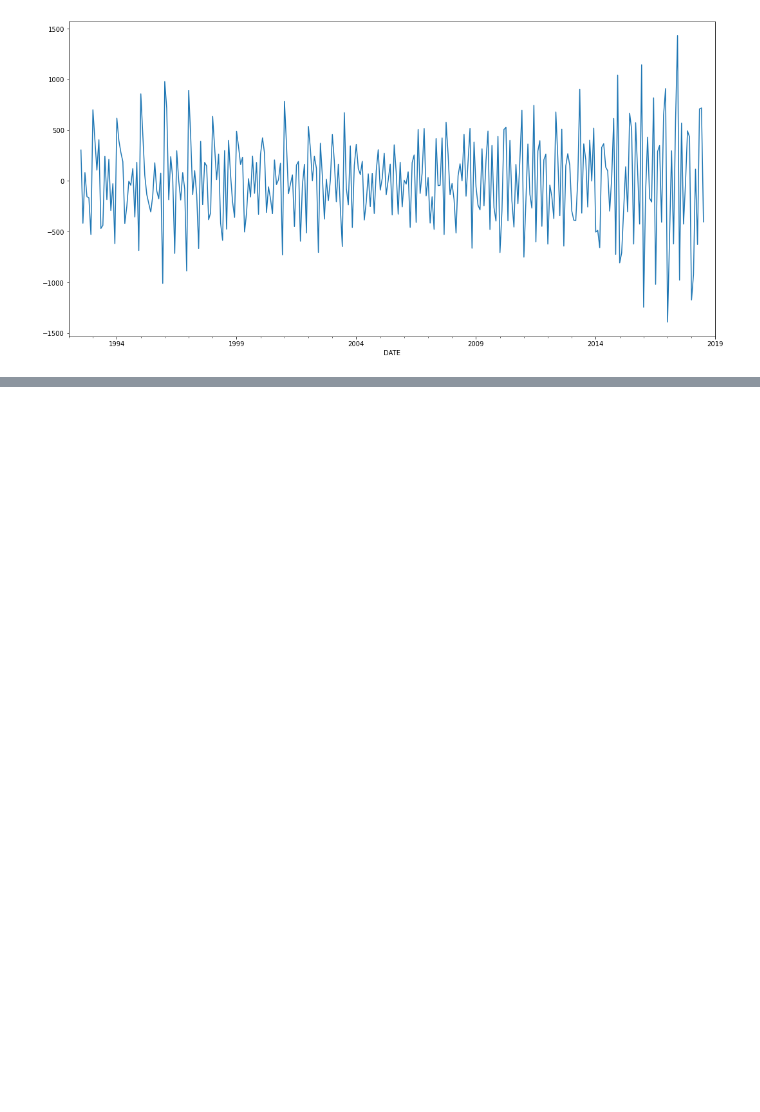
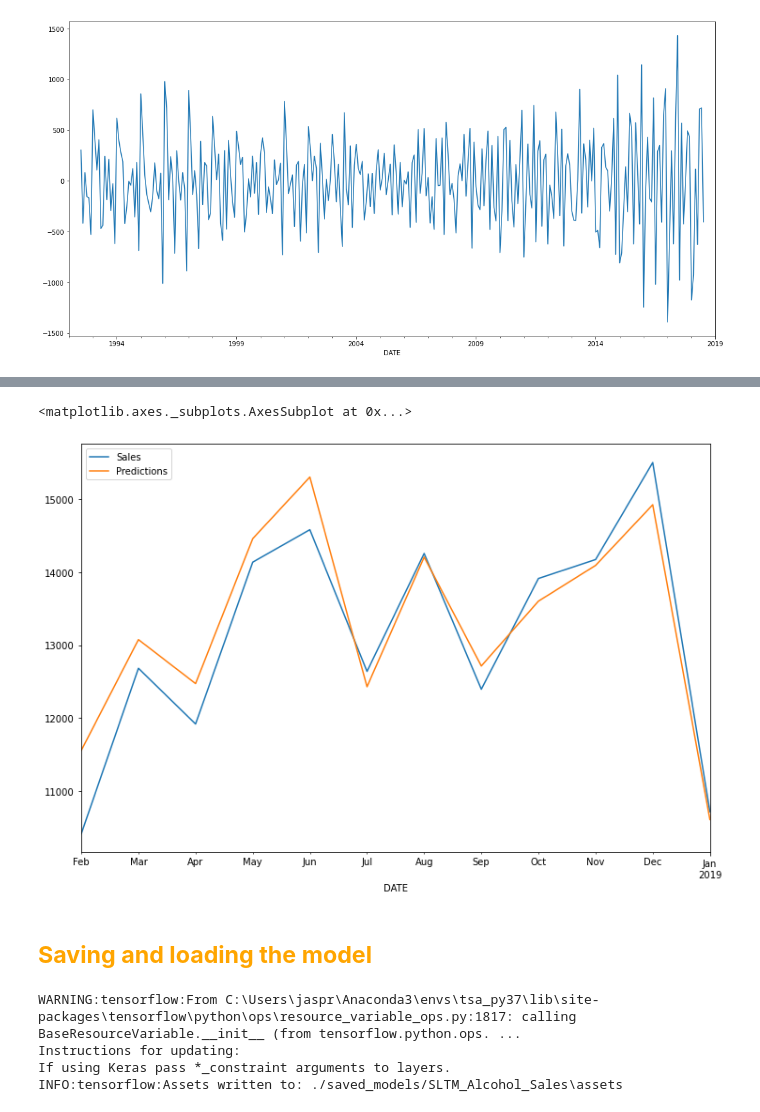
Before and after one commit to juspreet51/templates, a Jupyter notebook: tsa/jose/09_DL for TSF/83_RNN.ipynb, the cells around one changed output, grey strips where cells are left out. Cells and saved outputs as stored; diff of their text form; code cells hidden in the pictures; blank space fills up the shorter version.

```diff
--- a/tsa/jose/09_DL for TSF/83_RNN.ipynb
+++ b/tsa/jose/09_DL for TSF/83_RNN.ipynb
@@ -52,0 +185,20 @@ scaled_test_data = scaler.transform(test)
+# %%
+# Holds the predections
+test_predictions = []
+
+# last n_input points from the training dataset
+first_eval_batch = scaled_train_data[-n_input:]
+# Reshaping it to the format RNN expects
+current_batch = first_eval_batch.reshape((1, n_input, n_features))
+
+# How far to predict?
+for i in range(len(test)):
+
+    # get prediction 1 time stamp ahead ([0] is for grabbing just the number instead of [array])
+    current_pred = model.predict(current_batch)[0]
+
+    # store prediction
+    test_predictions.append(current_pred)
+
+    # update batch to now include prediction and drop first value
+    current_batch = np.append(current_batch[:,1:,:],[[current_pred]],axis=1)
@@ -52,0 +239,2 @@ scaled_test_data = scaler.transform(test)
+# %%
+true_predictions = scaler.inverse_transform(test_predictions)
@@ -52,0 +251,15 @@ scaled_test_data = scaler.transform(test)
+# %%
+test['Predictions'] = true_predictions
+test.plot(figsize=(12,8));
+# %% [output]
+<matplotlib.axes._subplots.AxesSubplot at 0x...>
+[figure, added]
+# %% [markdown]
+## <font color="orange"><b>Saving and loading the model</b></font>
+# %%
+model.save("./saved_models/SLTM_Alcohol_Sales")
+# %% [output]
+WARNING:tensorflow:From C:\Users\jaspr\Anaconda3\envs\tsa_py37\lib\site-packages\tensorflow\python\ops\resource_variable_ops.py:1817: calling BaseResourceVariable.__init__ (from tensorflow.python.ops. ...
+Instructions for updating:
+If using Keras pass *_constraint arguments to layers.
+INFO:tensorflow:Assets written to: ./saved_models/SLTM_Alcohol_Sales\assets
```
Also changed, not shown: parts of 24 cells of this notebook, 3 other files.
